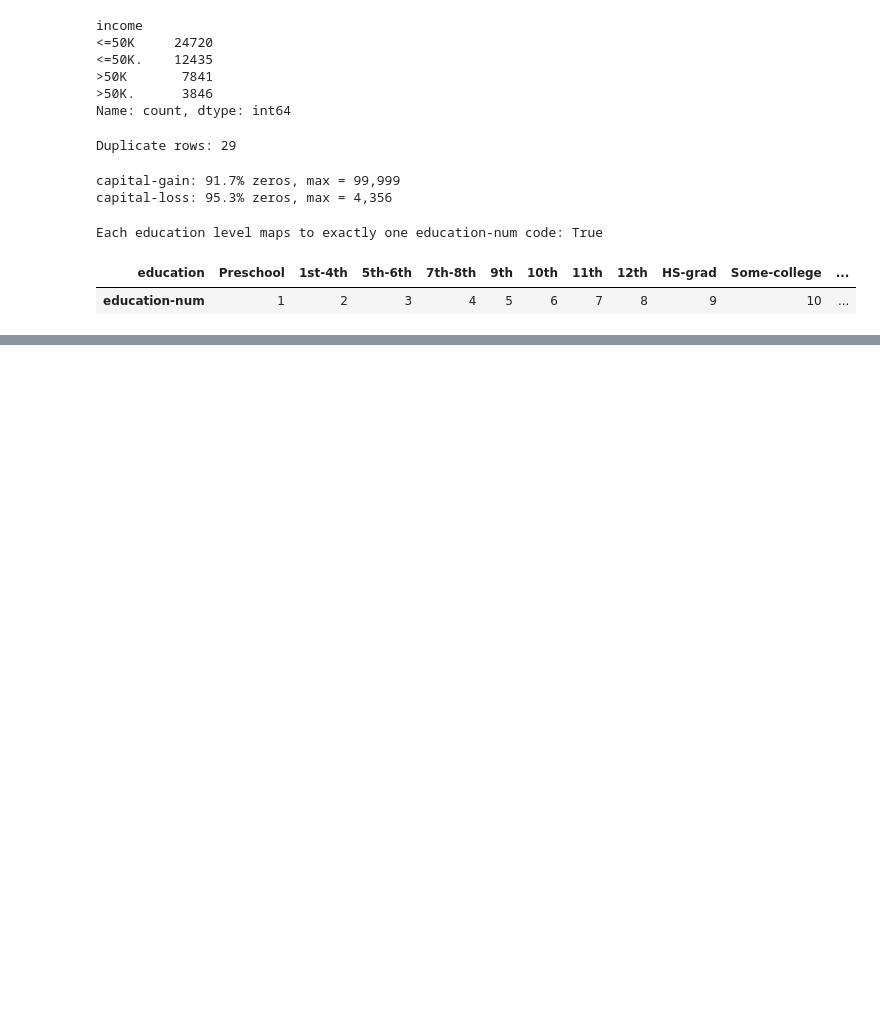
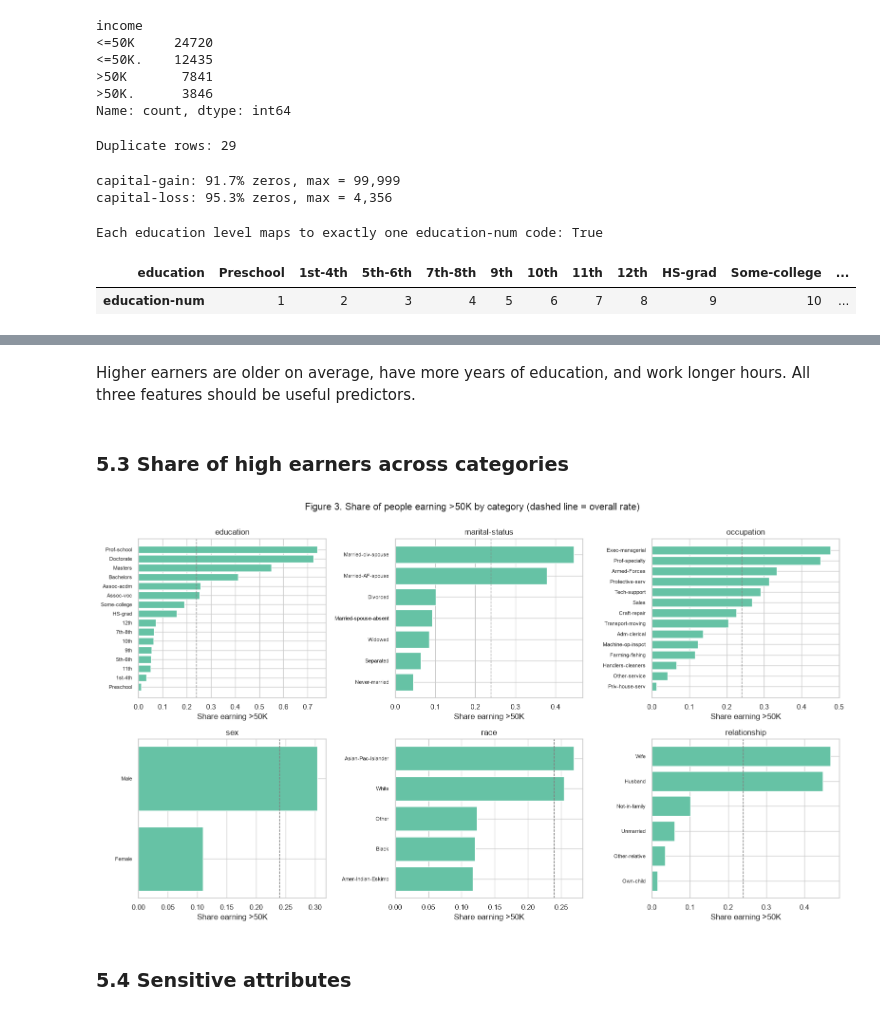
Before and after one commit to alexander-kuzmin-us/MachineLearningFoundations, a Jupyter notebook: modeling.ipynb, the cells around one changed output, grey strips where cells are left out. Cells and saved outputs as stored; diff of their text form; code cells hidden in the pictures; blank space fills up the shorter version.

```diff
--- a/modeling.ipynb
+++ b/modeling.ipynb
@@ -155,0 +244,24 @@ Each education level maps to exactly one education-num code: True
+# %% [markdown]
+Higher earners are older on average, have more years of education, and work longer hours. All three features should be useful predictors.
+# %% [markdown]
+### 5.3 Share of high earners across categories
+# %%
+cat_plot_cols = ["education", "marital-status", "occupation", "sex", "race", "relationship"]
+
+fig, axes = plt.subplots(2, 3, figsize=(16, 9))
+overall_rate = clean[TARGET].mean()
+for ax, col in zip(axes.ravel(), cat_plot_cols):
+    rate = clean.groupby(col)[TARGET].mean().sort_values()
+    ax.barh(rate.index, rate.values, color="#66c2a5")
+    ax.axvline(overall_rate, color="grey", ls="--", lw=1)
+    ax.set_title(col)
+    ax.set_xlabel("Share earning >50K")
+    ax.tick_params(axis="y", labelsize=8)
+fig.suptitle("Figure 3. Share of people earning >50K by category (dashed line = overall rate)", y=1.0)
+fig.tight_layout()
+save(fig, "fig3_rate_by_category")
+plt.show()
+# %% [output]
+[figure, added]
+# %% [markdown]
+### 5.4 Sensitive attributes
```
Also changed, not shown: parts of 24 cells of this notebook, 6 other files.
